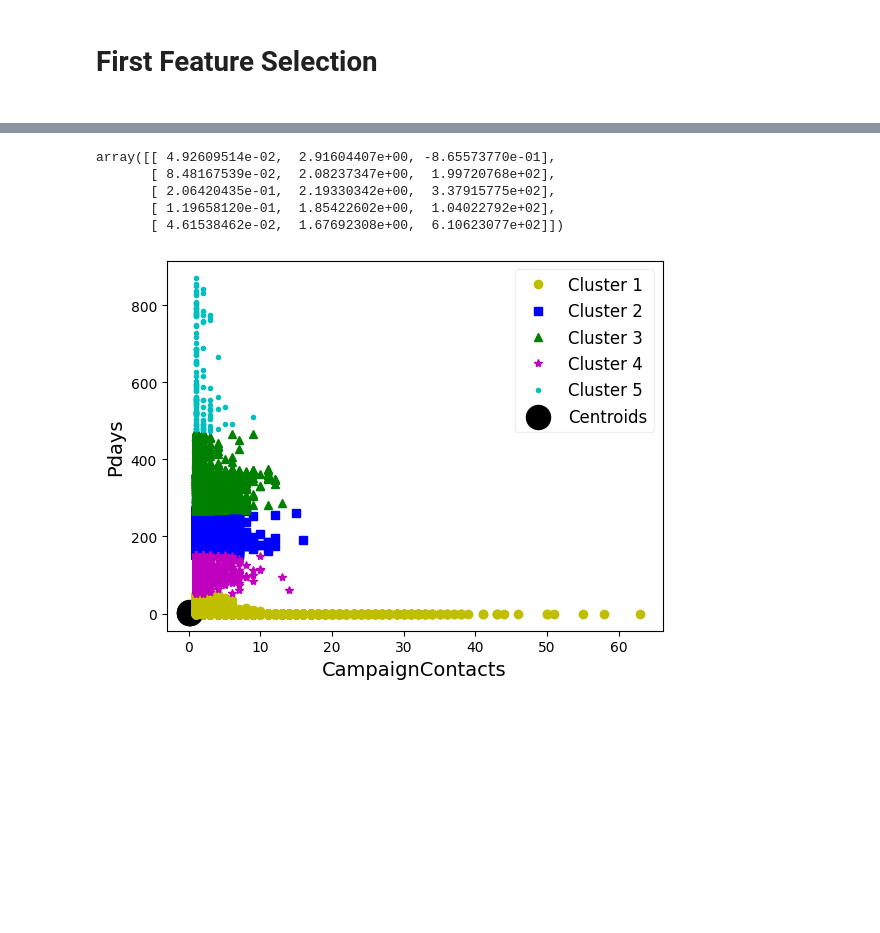
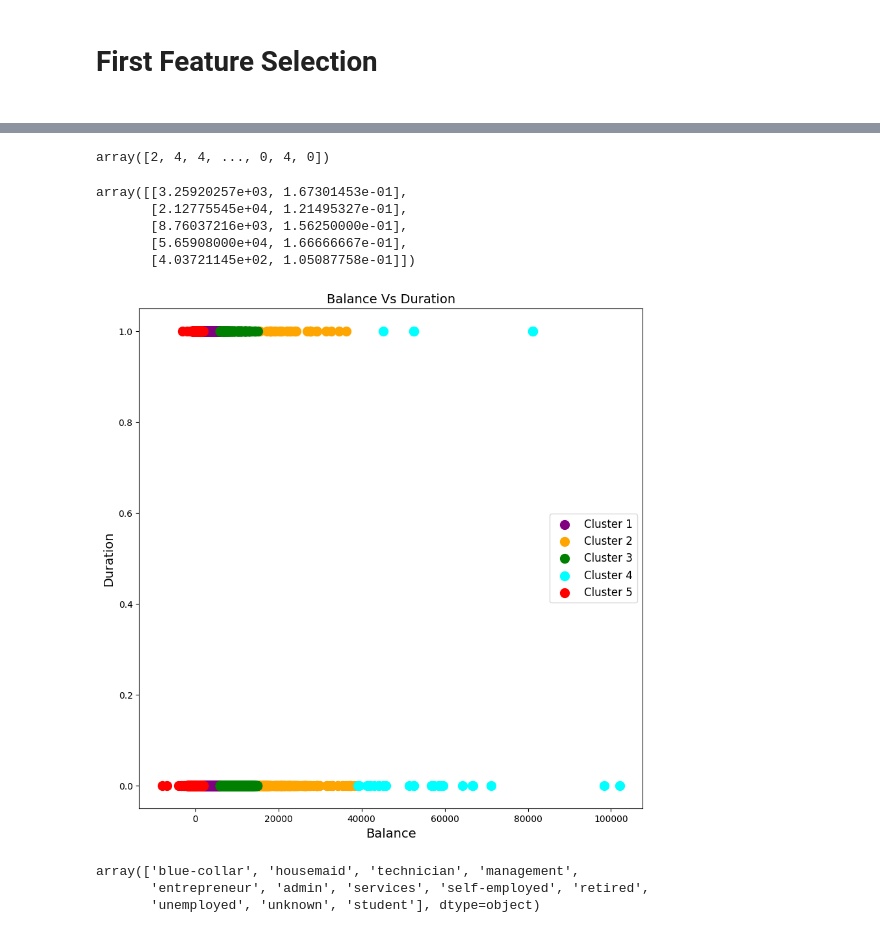
Before and after one commit to thaladikary/ml-assignment-1, a Jupyter notebook: Assignment1.ipynb, the cells around one changed output, grey strips where cells are left out. Saved outputs shown, nothing was run; the diff lists cells and outputs as text; code cells hidden in the pictures; blank space fills up the shorter version.

```diff
--- a/Assignment1.ipynb
+++ b/Assignment1.ipynb
@@ -17,6 +19,3 @@ import matplotlib.pyplot as plt
 %matplotlib inline
 import seaborn as sns
 import numpy as np
-# %%
-df= pd.read_csv('Financial-Campaign-full.csv')#loads the csv file into a pandas dataframe
-df.head() #returns the first 5 rows
@@ -543,0 +489,7 @@ array([0, 0, 0, ..., 1, 0, 1])
+# %%
+clean_df.replace(['yes', 'no'],[1, 0], inplace=True)
+# %%
+categorical_cols = ['Balance', 'ContactDuration']
+X = clean_df.loc[:, categorical_cols].values
+
+scaler = MinMaxScaler().fit(X)
@@ -544,24 +526,39 @@ array([0, 0, 0, ..., 1, 0, 1])
+# %%
+kmeans = KMeans(n_clusters=5, n_init=10, random_state=42)
+y_pred = kmeans.fit_predict(X)
+y_pred
+# %% [output]
+array([2, 4, 4, ..., 0, 4, 0])
 # %%
 kmeans.cluster_centers_
 # %% [output]
-array([[ 4.92609514e-02,  2.91604407e+00, -8.65573770e-01],
-       [ 8.48167539e-02,  2.08237347e+00,  1.99720768e+02],
-       [ 2.06420435e-01,  2.19330342e+00,  3.37915775e+02],
-       [ 1.19658120e-01,  1.85422602e+00,  1.04022792e+02],
-       [ 4.61538462e-02,  1.67692308e+00,  6.10623077e+02]])
+array([[3.25920257e+03, 1.67301453e-01],
+       [2.12775545e+04, 1.21495327e-01],
+       [8.76037216e+03, 1.56250000e-01],
+       [5.65908000e+04, 1.66666667e-01],
+       [4.03721145e+02, 1.05087758e-01]])
 # %%
-plt.plot(X1[y_pred==0, 1], X1[y_pred==0, 2], "yo", label="Cluster 1")
-plt.plot(X1[y_pred==1, 1], X1[y_pred==1, 2], "bs", label="Cluster 2")
-plt.plot(X1[y_pred==2, 1], X1[y_pred==2, 2], "g^", label="Cluster 3")
-plt.plot(X1[y_pred==3, 1], X1[y_pred==3, 2], "m*", label="Cluster 4")
-plt.plot(X1[y_pred==4, 1], X1[y_pred==4, 2], "c.", label="Cluster 5")
-#plt.plot(X1[y_pred==5, 1], X1[y_pred==5, 0], "r>", label="Cluster 6")
+plt.figure(figsize=(8, 5))
+plt.scatter(X[y_pred == 0, 0], X[y_pred == 0, 1], s=100, c='purple', marker='o', label='Cluster 1')
+plt.scatter(X[y_pred == 1, 0], X[y_pred == 1, 1], s=100, c='orange', marker='o', label='Cluster 2')
+plt.scatter(X[y_pred == 2, 0], X[y_pred == 2, 1], s=100, c='green', marker='o', label='Cluster 3')
+plt.scatter(X[y_pred == 3, 0], X[y_pred == 3, 1], s=100, c='cyan', marker='o', label='Cluster 4')
+plt.scatter(X[y_pred == 4, 0], X[y_pred == 4, 1], s=100, c='red', marker='o',  label='Cluster 5')
 
-plt.scatter(kmeans.cluster_centers_[:, 0], kmeans.cluster_centers_[:, 1], s=300, c='Black', marker ='o', label='Centroids')
+# Plot the centroids
+#plt.scatter(kmeans.cluster_centers_[:, 0], kmeans.cluster_centers_[:, 1], s=300, c='Black', marker ='*', label='Centroids')
 
-plt.xlabel("CampaignContacts", fontsize=14)
-plt.ylabel("Pdays", fontsize=14)
-plt.legend(loc="upper right", fontsize=12, fancybox=True, framealpha=0.3)
+plt.title('Balance Vs Duration' , fontsize=14)
+plt.xlabel('Balance' , fontsize=14)
+plt.ylabel('Duration' , fontsize=14)
+#plt.grid('true')
+plt.legend(loc ="center right", fontsize=12 )
 plt.show()
 # %% [output]
-[figure, old version]
+[figure, new version]
+# %%
+clean_df['Job'].unique()
+# %% [output]
+array(['blue-collar', 'housemaid', 'technician', 'management',
+       'entrepreneur', 'admin', 'services', 'self-employed', 'retired',
+       'unemployed', 'unknown', 'student'], dtype=object)
```
Also changed, not shown: parts of 38 cells of this notebook.
